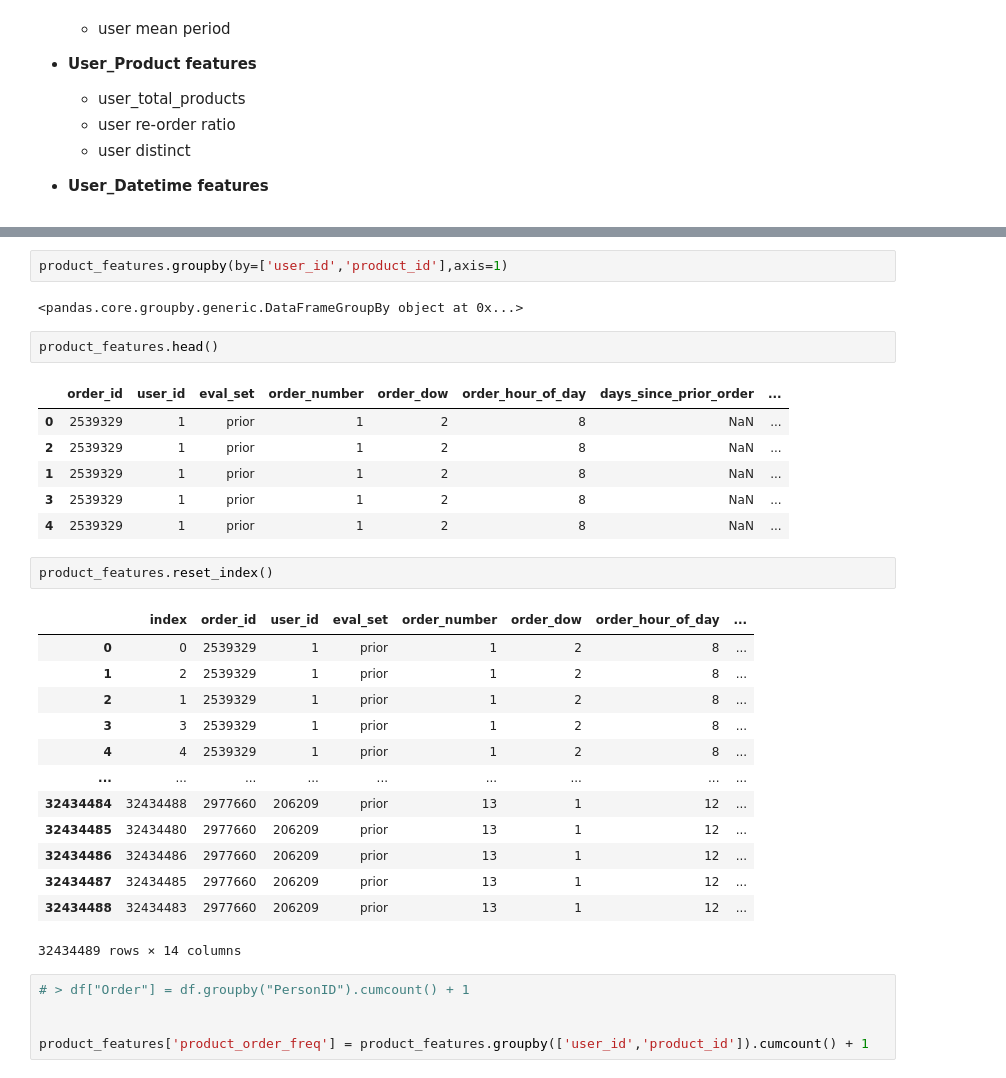
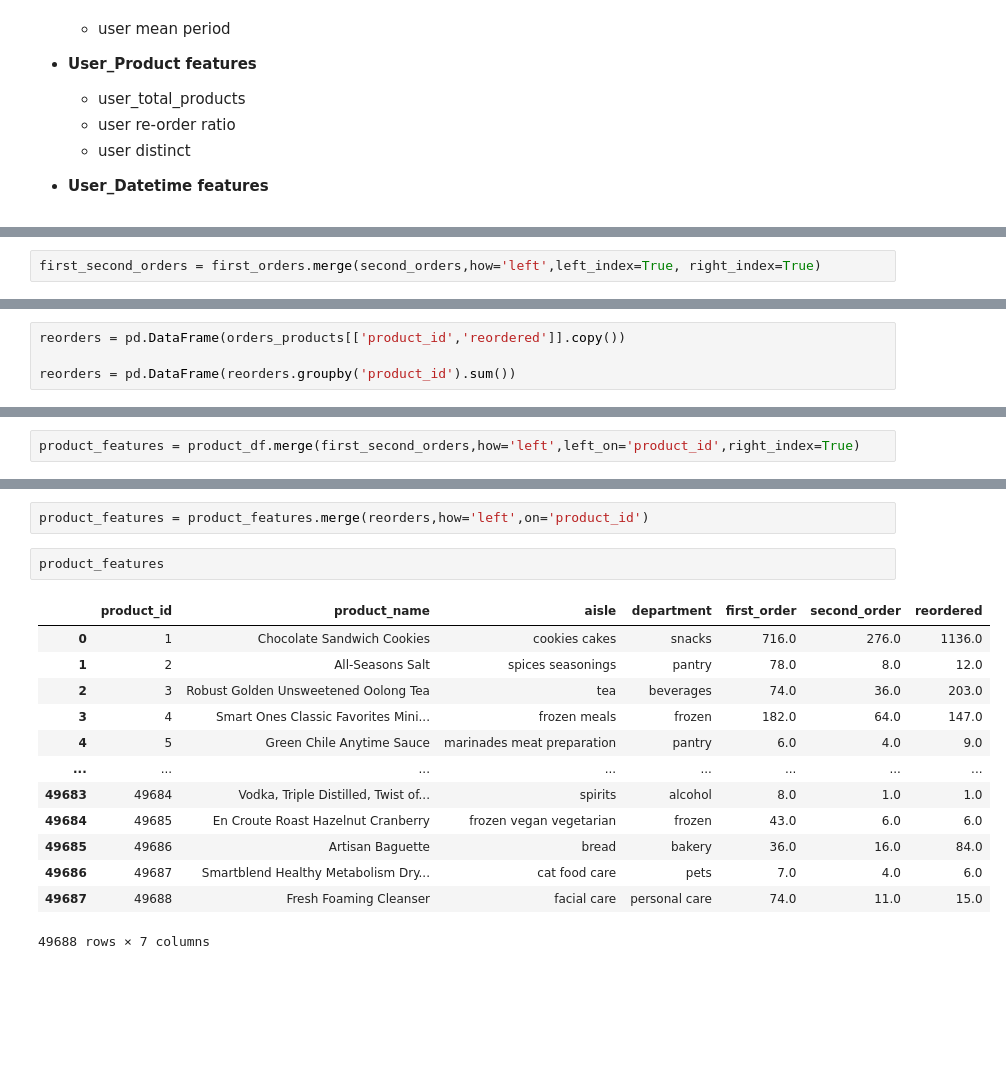
Before and after one commit to brandmend/Instacart_Basket_Prediction_Analysis, a Jupyter notebook: Instacart_Basket_Analysis_EDA.ipynb, the cells around one changed output, grey strips where cells are left out. Drawn from its saved outputs; the diff is of its cells as text; blank space fills up the shorter version.

Commit message:
finalizing product features

```diff
--- a/Instacart_Basket_Analysis_EDA.ipynb
+++ b/Instacart_Basket_Analysis_EDA.ipynb
@@ -475,0 +546,2 @@ product_features = orders_products.sort_values(by=['user_id','order_number','pro
+# %%
+first_second_orders = first_orders.merge(second_orders,how='left',left_index=True, right_index=True)
@@ -475,0 +564,4 @@ product_features = orders_products.sort_values(by=['user_id','order_number','pro
+# %%
+reorders = pd.DataFrame(orders_products[['product_id','reordered']].copy())
+
+reorders = pd.DataFrame(reorders.groupby('product_id').sum())
@@ -476,3 +594,5 @@ product_features = orders_products.sort_values(by=['user_id','order_number','pro
+# %%
+product_features = product_df.merge(first_second_orders,how='left',left_on='product_id',right_index=True)
 # %%
 product_features.head()
 # %% [output]
@@ -485,34 +605,18 @@ product_features.head()
-# %%
-product_features.groupby(by=['user_id','product_id'],axis=1)
-# %% [output]
-<pandas.core.groupby.generic.DataFrameGroupBy object at 0x...>
+# %%
+product_features = product_features.merge(reorders,how='left',on='product_id')
 # %%
-product_features.head()
+product_features
 # %% [output]
-|  | order_id | user_id | eval_set | order_number | order_dow | order_hour_of_day | days_since_prior_order | ... |
-| 0 | 2539329 | 1 | prior | 1 | 2 | 8 | NaN | ... |
-| 2 | 2539329 | 1 | prior | 1 | 2 | 8 | NaN | ... |
-| 1 | 2539329 | 1 | prior | 1 | 2 | 8 | NaN | ... |
-| 3 | 2539329 | 1 | prior | 1 | 2 | 8 | NaN | ... |
-| 4 | 2539329 | 1 | prior | 1 | 2 | 8 | NaN | ... |
+|  | product_id | product_name | aisle | department | first_order | second_order | reordered |
+| 0 | 1 | Chocolate Sandwich Cookies | cookies cakes | snacks | 716.0 | 276.0 | 1136.0 |
+| 1 | 2 | All-Seasons Salt | spices seasonings | pantry | 78.0 | 8.0 | 12.0 |
+| 2 | 3 | Robust Golden Unsweetened Oolong Tea | tea | beverages | 74.0 | 36.0 | 203.0 |
+| 3 | 4 | Smart Ones Classic Favorites Mini... | frozen meals | frozen | 182.0 | 64.0 | 147.0 |
+| 4 | 5 | Green Chile Anytime Sauce | marinades meat preparation | pantry | 6.0 | 4.0 | 9.0 |
+| ... | ... | ... | ... | ... | ... | ... | ... |
+| 49683 | 49684 | Vodka, Triple Distilled, Twist of... | spirits | alcohol | 8.0 | 1.0 | 1.0 |
+| 49684 | 49685 | En Croute Roast Hazelnut Cranberry | frozen vegan vegetarian | frozen | 43.0 | 6.0 | 6.0 |
+| 49685 | 49686 | Artisan Baguette | bread | bakery | 36.0 | 16.0 | 84.0 |
+| 49686 | 49687 | Smartblend Healthy Metabolism Dry... | cat food care | pets | 7.0 | 4.0 | 6.0 |
+| 49687 | 49688 | Fresh Foaming Cleanser | facial care | personal care | 74.0 | 11.0 | 15.0 |
+49688 rows × 7 columns
-# %%
-product_features.reset_index()
-# %% [output]
-|  | index | order_id | user_id | eval_set | order_number | order_dow | order_hour_of_day | ... |
-| 0 | 0 | 2539329 | 1 | prior | 1 | 2 | 8 | ... |
-| 1 | 2 | 2539329 | 1 | prior | 1 | 2 | 8 | ... |
-| 2 | 1 | 2539329 | 1 | prior | 1 | 2 | 8 | ... |
-| 3 | 3 | 2539329 | 1 | prior | 1 | 2 | 8 | ... |
-| 4 | 4 | 2539329 | 1 | prior | 1 | 2 | 8 | ... |
-| ... | ... | ... | ... | ... | ... | ... | ... | ... |
-| 32434484 | 32434488 | 2977660 | 206209 | prior | 13 | 1 | 12 | ... |
-| 32434485 | 32434480 | 2977660 | 206209 | prior | 13 | 1 | 12 | ... |
-| 32434486 | 32434486 | 2977660 | 206209 | prior | 13 | 1 | 12 | ... |
-| 32434487 | 32434485 | 2977660 | 206209 | prior | 13 | 1 | 12 | ... |
-| 32434488 | 32434483 | 2977660 | 206209 | prior | 13 | 1 | 12 | ... |
-32434489 rows × 14 columns
-# %%
-# > df["Order"] = df.groupby("PersonID").cumcount() + 1
-
-
-product_features['product_order_freq'] = product_features.groupby(['user_id','product_id']).cumcount() + 1
```
Also changed, not shown: parts of 26 cells of this notebook.
